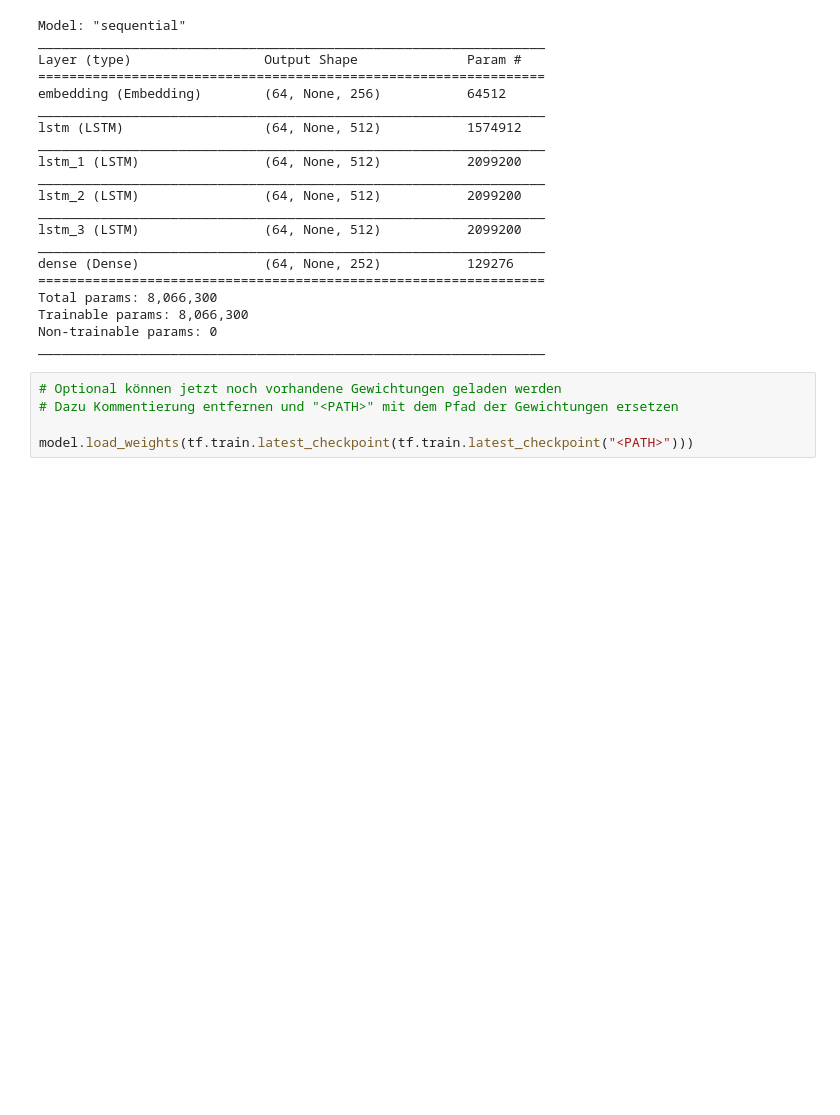
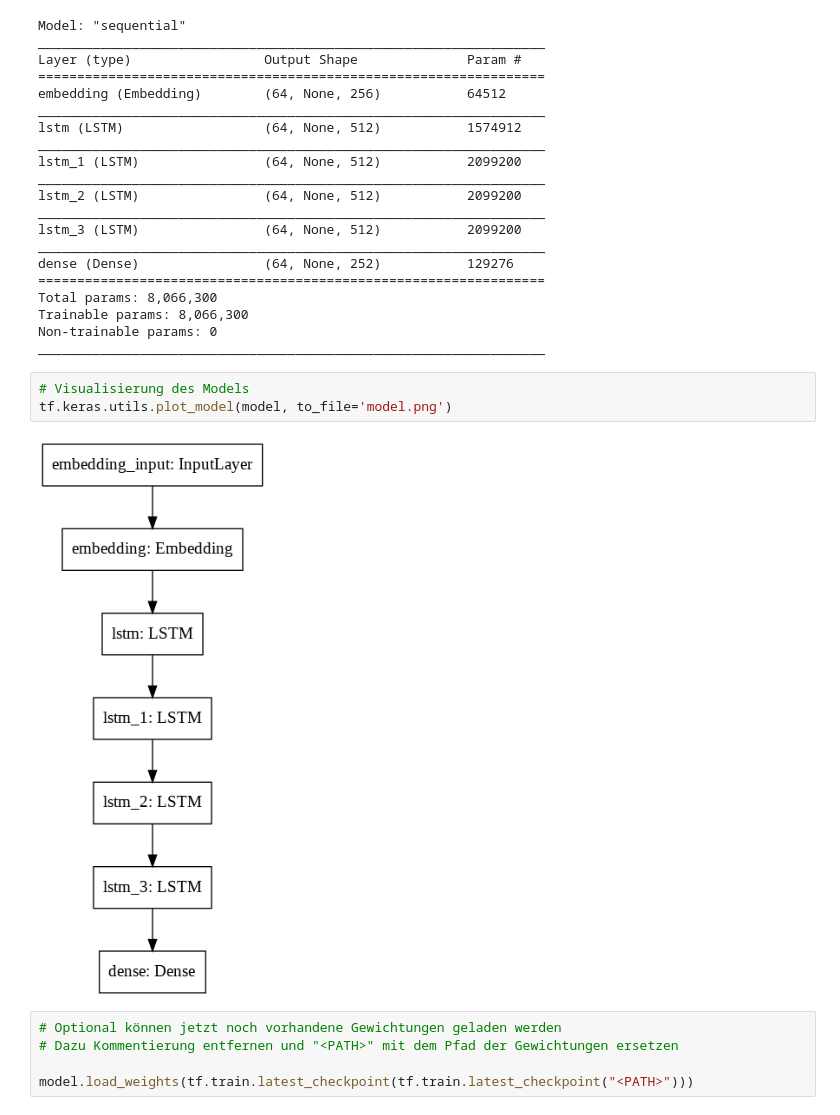
Before and after one commit to CodingLegend27/The-Art-of-Sentiment, a Jupyter notebook: train_generative_model.ipynb, the cells around one changed output. Saved outputs shown, nothing was run; the diff lists cells and outputs as text; blank space fills up the shorter version.

```diff
--- a/train_generative_model.ipynb
+++ b/train_generative_model.ipynb
@@ -152,6 +189,11 @@ Total params: 8,066,300
 Trainable params: 8,066,300
 Non-trainable params: 0
 _________________________________________________________________
+# %%
+# Visualisierung des Models
+tf.keras.utils.plot_model(model, to_file='model.png')
+# %% [output]
+[figure, added]
 # %%
 # Optional können jetzt noch vorhandene Gewichtungen geladen werden
 # Dazu Kommentierung entfernen und "<PATH>" mit dem Pfad der Gewichtungen ersetzen
```
Also changed, not shown: parts of 38 cells of this notebook, 35 other files.
